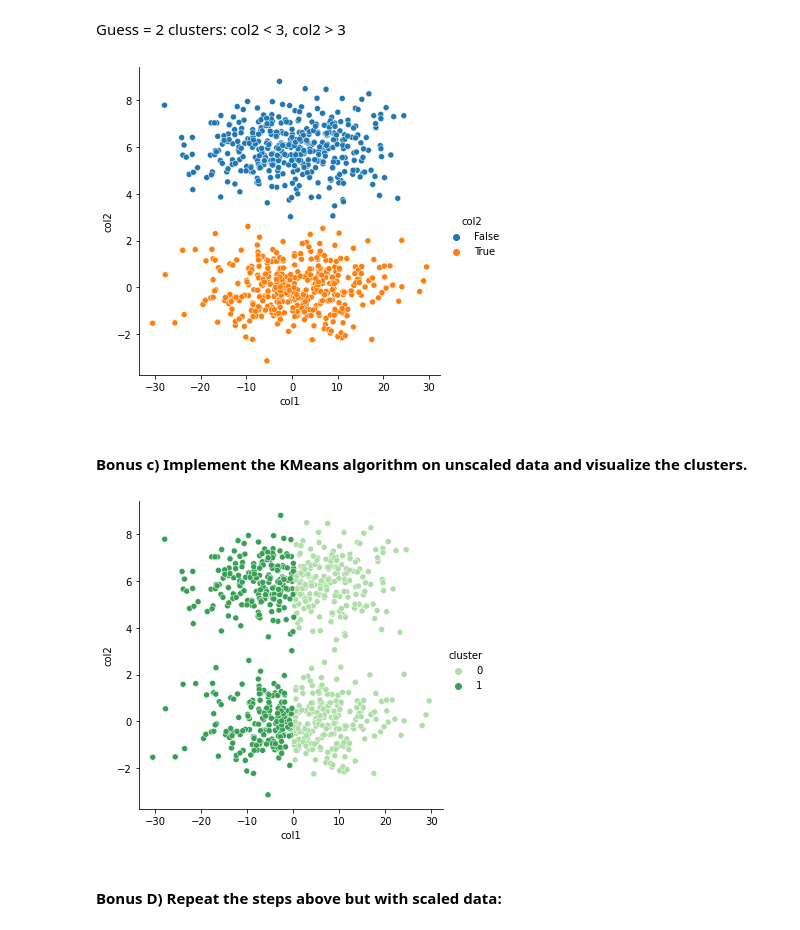
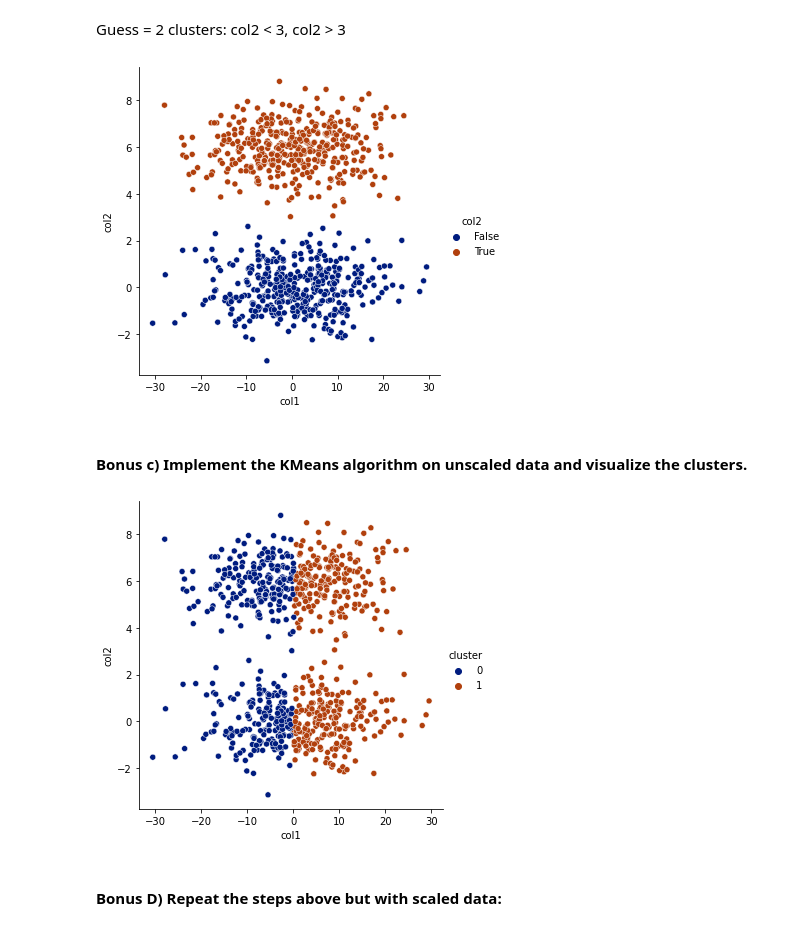
Before and after one commit to bensmith07/clustering-exercises, a Jupyter notebook: modeling.ipynb, the cells around one changed output. Drawn from its saved outputs; the diff is of its cells as text; code cells hidden in the pictures.

```diff
--- a/modeling.ipynb
+++ b/modeling.ipynb
@@ -143,10 +140,10 @@ plt.show()
 # %% [markdown]
 Guess = 2 clusters: col2 < 3, col2 > 3
 # %%
-sns.relplot(data=df, x='col1', y='col2', hue=(df.col2<3))
+sns.relplot(data=df, x='col1', y='col2', hue=(df.col2>3), palette='dark')
 plt.show()
 # %% [output]
-[figure, old version]
+[figure, new version]
 # %% [markdown]
 #### Bonus c) Implement the KMeans algorithm on unscaled data and visualize the clusters.
 # %%
@@ -155,10 +152,10 @@ kmeans = KMeans(n_clusters=2)
 kmeans.fit(x)
 df['cluster'] = kmeans.predict(x)
 
-sns.relplot(data=df, x='col1', y='col2', hue='cluster', palette='Greens')
+sns.relplot(data=df, x='col1', y='col2', hue='cluster', palette='dark')
 plt.show()
 # %% [output]
-[figure, old version]
+[figure, new version]
 # %% [markdown]
 #### Bonus D) Repeat the steps above but with scaled data:
 # %%
```
Also changed, not shown: parts of 3 cells of this notebook, 3 other files.
